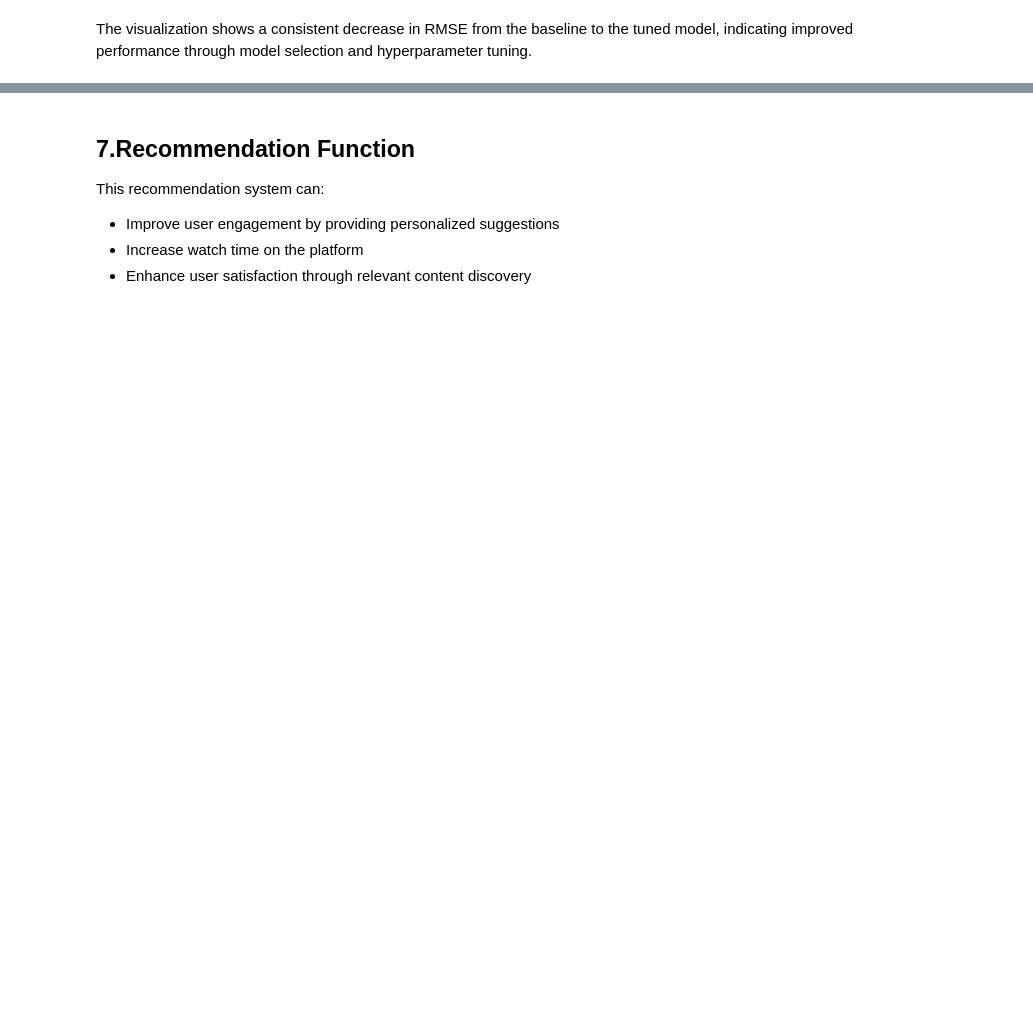
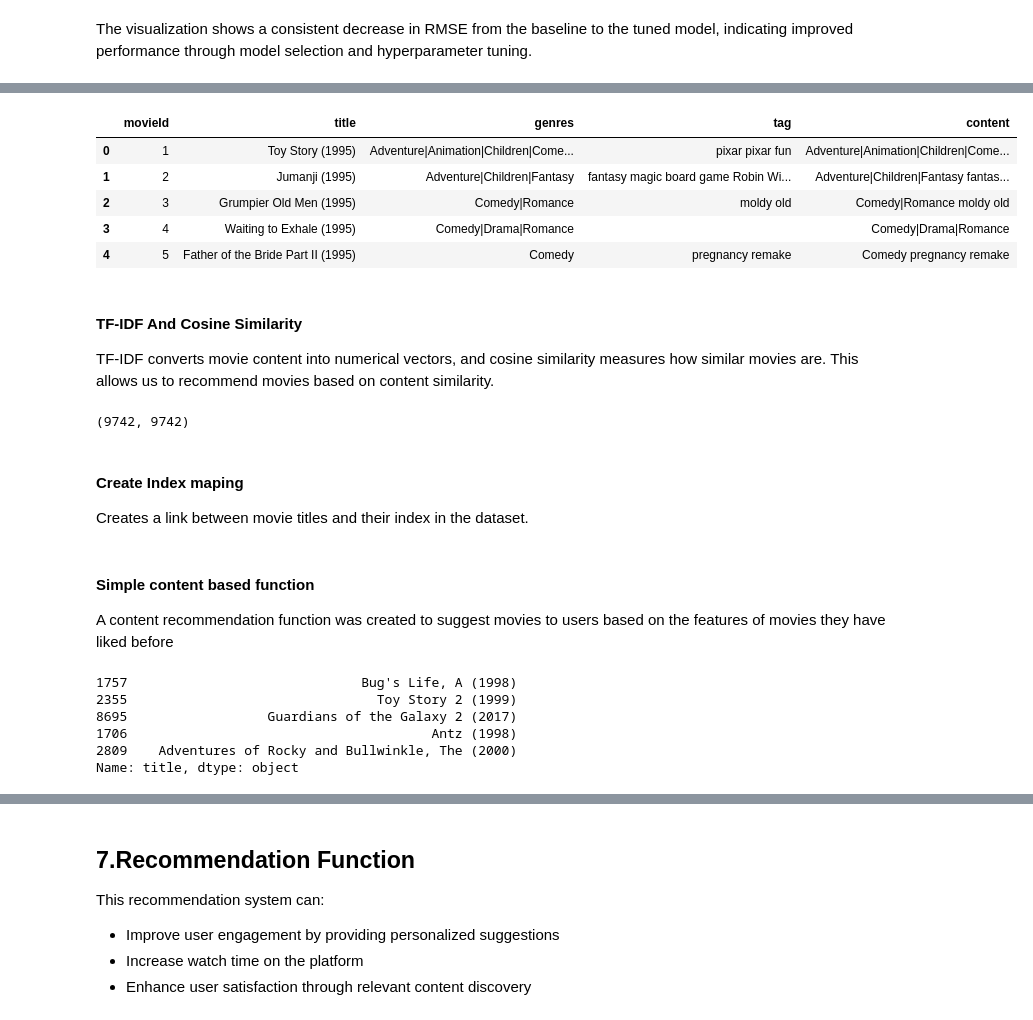
Before and after one commit to Marian-amo/Movies-Recommendation-System-Project, a Jupyter notebook: notebook.ipynb, the cells around one changed output, grey strips where cells are left out. Drawn from its saved outputs; the diff is of its cells as text; code cells hidden in the pictures; blank space fills up the shorter version.

```diff
--- a/notebook.ipynb
+++ b/notebook.ipynb
@@ -630,0 +657,27 @@ selection and hyperparameter tuning.
+# %%
+# Fill missing tags
+tags['tag'] = tags['tag'].fillna('')
+
+# Combine tags per movie
+movie_tags = tags.groupby('movieId')['tag'].apply(lambda x: ' '.join(x)).reset_index()
+
+# Merge with movies
+movies_with_tags = movies.merge(movie_tags, on='movieId', how='left')
+
+# Fill missing again
+movies_with_tags['tag'] = movies_with_tags['tag'].fillna('')
+
+# Combine genres and tags into one column
+movies_with_tags['content'] = movies_with_tags['genres'] + " " + movies_with_tags['tag']
+
+movies_with_tags.head()
+# %% [output]
+|  | movieId | title | genres | tag | content |
+| 0 | 1 | Toy Story (1995) | Adventure|Animation|Children|Come... | pixar pixar fun | Adventure|Animation|Children|Come... |
+| 1 | 2 | Jumanji (1995) | Adventure|Children|Fantasy | fantasy magic board game Robin Wi... | Adventure|Children|Fantasy fantas... |
+| 2 | 3 | Grumpier Old Men (1995) | Comedy|Romance | moldy old | Comedy|Romance moldy old |
+| 3 | 4 | Waiting to Exhale (1995) | Comedy|Drama|Romance |  | Comedy|Drama|Romance |
+| 4 | 5 | Father of the Bride Part II (1995) | Comedy | pregnancy remake | Comedy pregnancy remake |
+# %% [markdown]
+#### TF-IDF And Cosine Similarity
+TF-IDF converts movie content into numerical vectors, and cosine similarity measures how similar movies are. This allows us to recommend movies based on content similarity.
@@ -630,0 +687,14 @@ selection and hyperparameter tuning.
+# %%
+# TF-IDF transformation
+tfidf = TfidfVectorizer(stop_words='english', max_features=8000)
+tfidf_matrix = tfidf.fit_transform(movies_with_tags['content'])
+
+# Compute similarity
+cosine_sim = cosine_similarity(tfidf_matrix, tfidf_matrix)
+
+cosine_sim.shape
+# %% [output]
+(9742, 9742)
+# %% [markdown]
+#### Create Index maping
+Creates a link between movie titles and their index in the dataset.
@@ -630,0 +704,3 @@ selection and hyperparameter tuning.
+# %% [markdown]
+#### Simple content based function
+A content recommendation function was created to suggest movies to users based on the features of movies they have liked before
@@ -630,0 +718,9 @@ selection and hyperparameter tuning.
+# %%
+get_content_recommendations("Toy Story (1995)")
+# %% [output]
+1757                              Bug's Life, A (1998)
+2355                                Toy Story 2 (1999)
+8695                  Guardians of the Galaxy 2 (2017)
+1706                                       Antz (1998)
+2809    Adventures of Rocky and Bullwinkle, The (2000)
+Name: title, dtype: object
```
Also changed, not shown: parts of 49 cells of this notebook, 1 other file.
